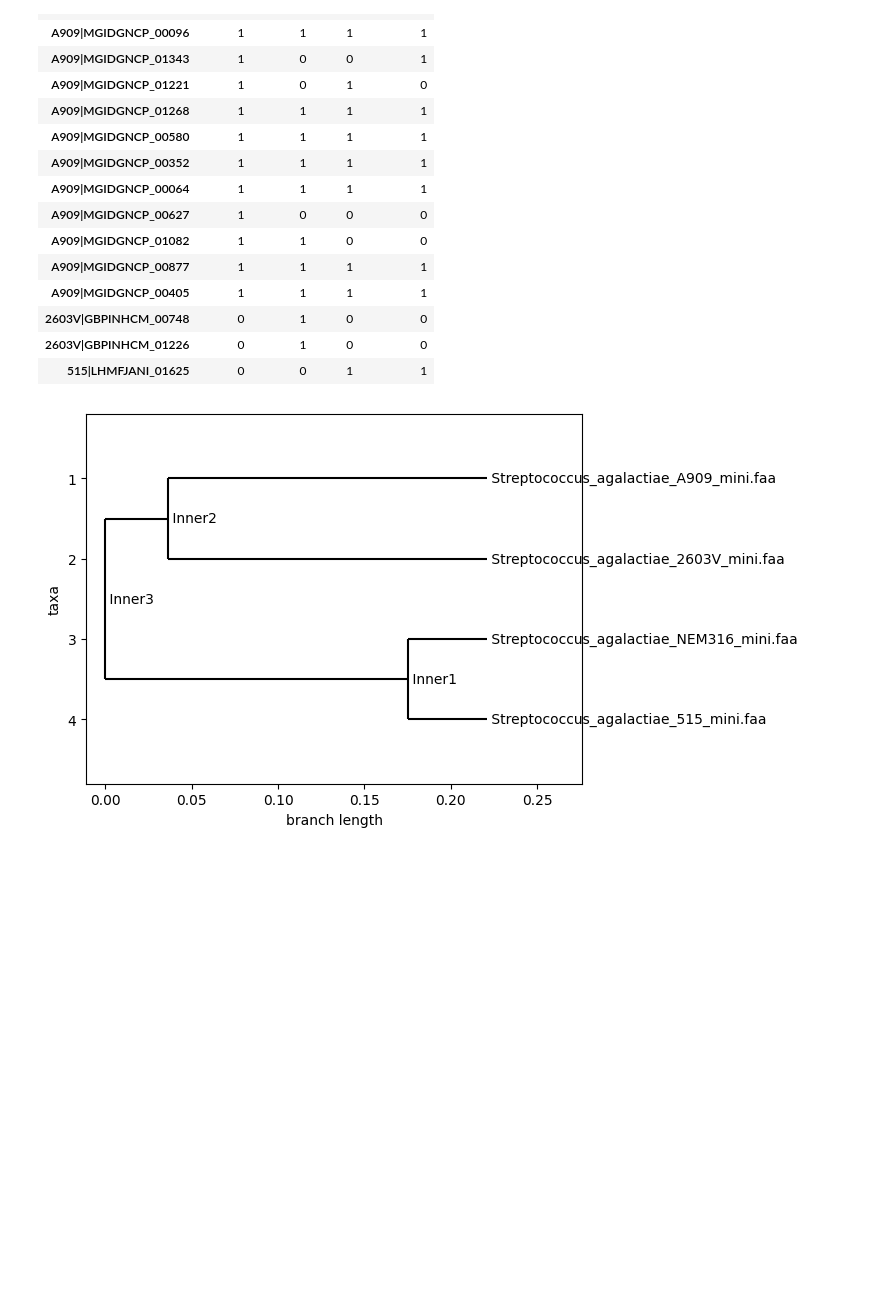
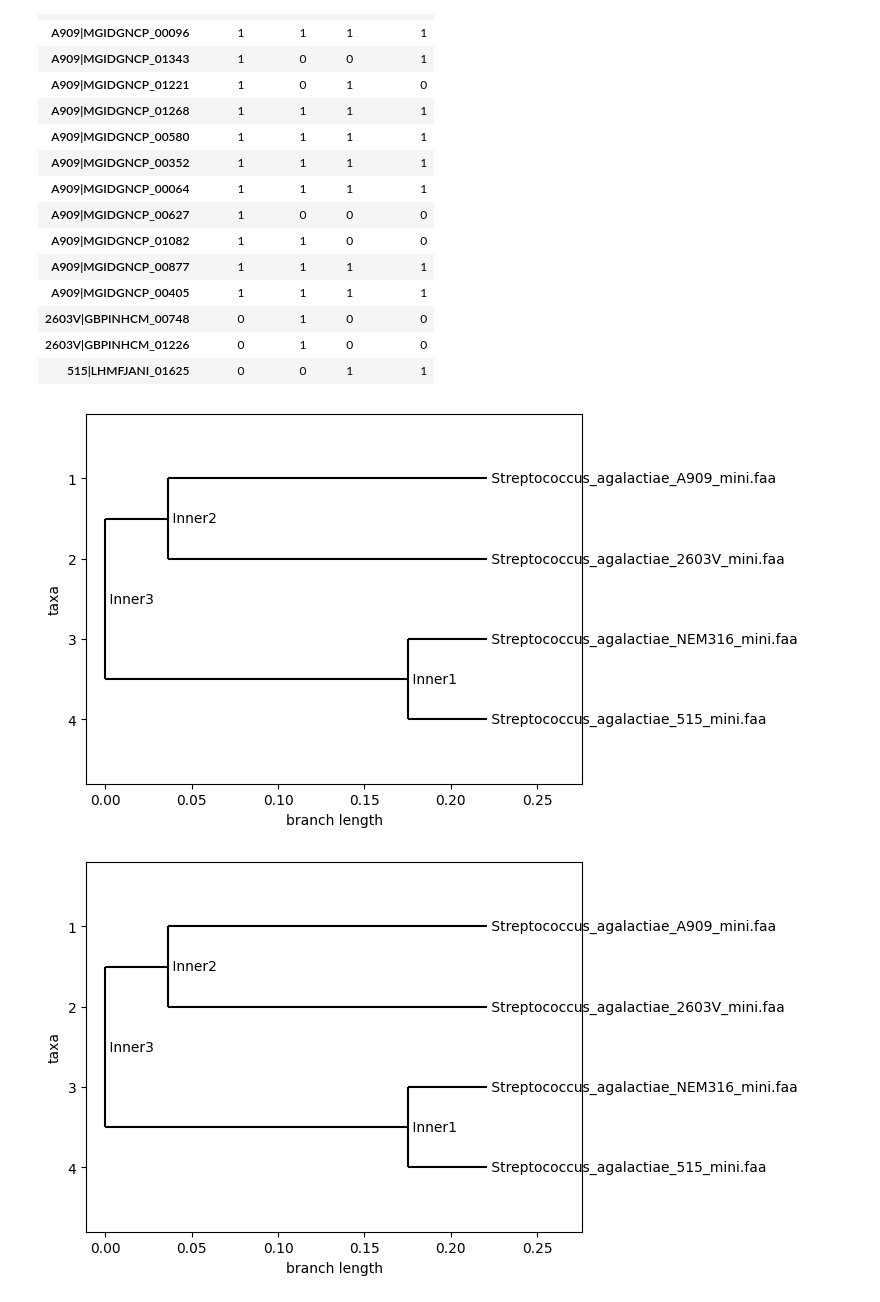
Before and after one commit to shadayguerrero/TDA-Metaganomas, a Jupyter notebook: examples-TDA/tda_genes.ipynb, the cells around one changed output. Drawn from its saved outputs; the diff is of its cells as text; code cells hidden in the pictures; blank space fills up the shorter version.

```diff
--- a/examples-TDA/tda_genes.ipynb
+++ b/examples-TDA/tda_genes.ipynb
@@ -162,5 +163,27 @@ df
 | 2603V|GBPINHCM_00748 | 0 | 1 | 0 | 0 |
 | 2603V|GBPINHCM_01226 | 0 | 1 | 0 | 0 |
 | 515|LHMFJANI_01625 | 0 | 0 | 1 | 1 |
+# %%
+url = "https://raw.githubusercontent.com/paumayell/pangenomics/gh-pages/files/minigenomes_allig.fasta"
+response = requests.get(url)
+response.raise_for_status()  # Check if any errors occurred during the download
+# Save the downloaded content to a local file
+with open("minigenomes_allig.fasta", "wb") as file:
+    file.write(response.content)
+sequences = list(SeqIO.parse("minigenomes_allig.fasta", "fasta"))
+# Rest of your code that uses the sequences
+alignment = MultipleSeqAlignment(sequences)
+# Calculate the distance matrix
+calculator = DistanceCalculator('identity')
+distance_matrix = calculator.get_distance(alignment)
+
+# Build the UPGMA tree
+constructor = DistanceTreeConstructor()
+upgma_tree = constructor.upgma(distance_matrix)
+
+# Draw the UPGMA tree
+draw(upgma_tree)
+# %% [output]
+[figure, added]
 # %%
 # Leer el archivo de secuencias en formato FASTA
```
Also changed, not shown: parts of 14 cells of this notebook, 35 other files.
